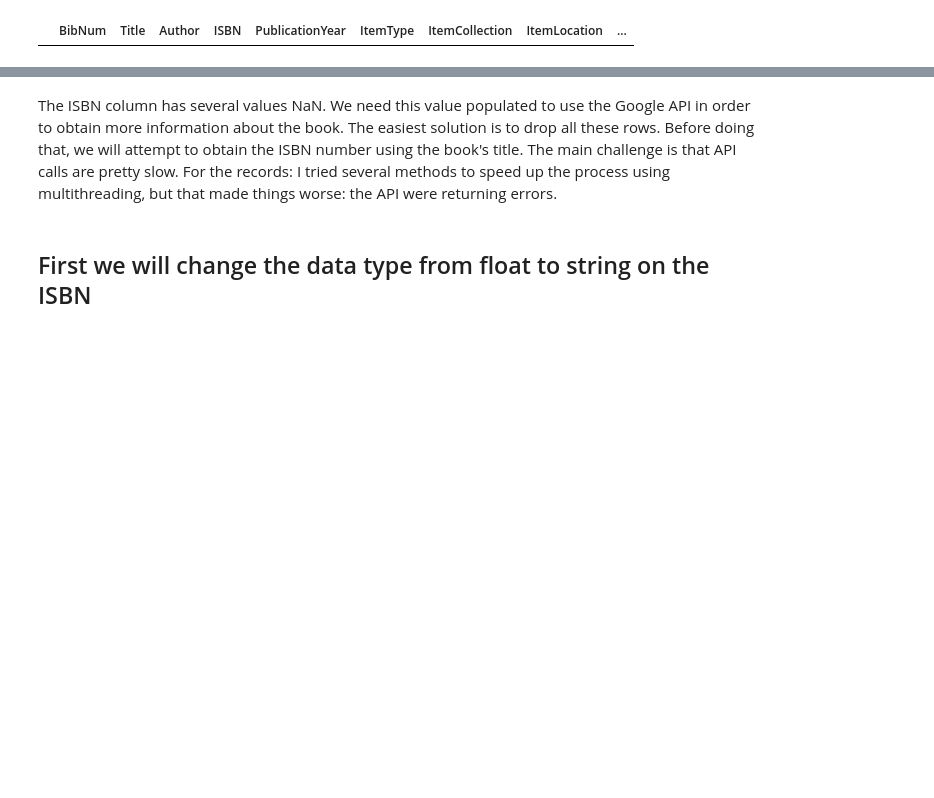
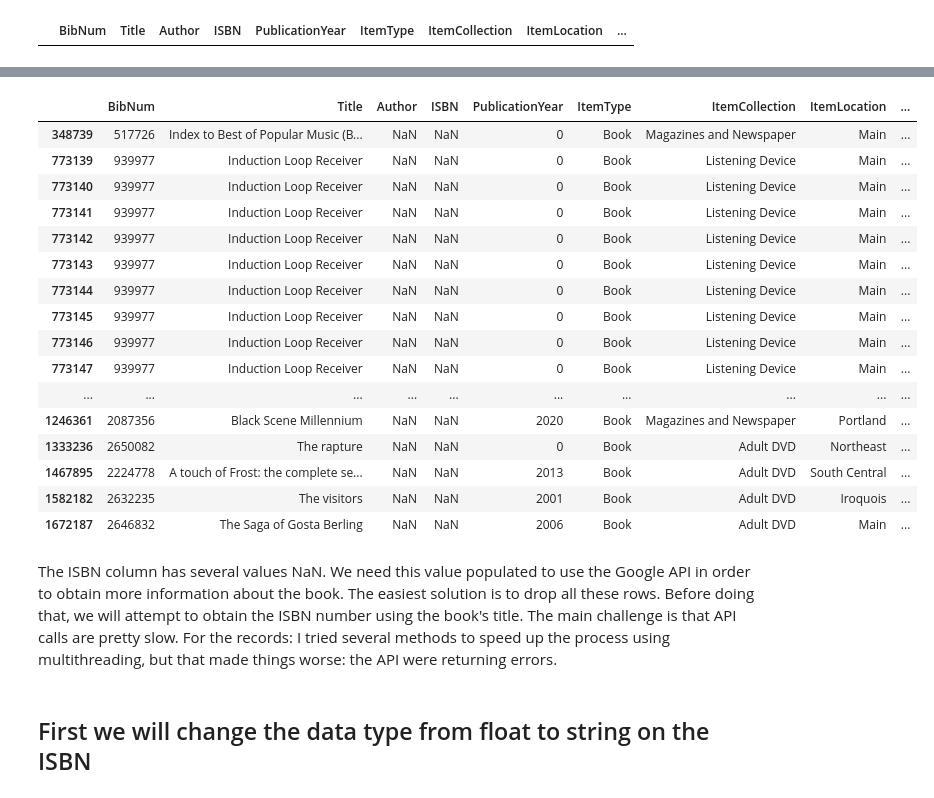
Before and after one commit to lcabrp/LFPL_Data, a Jupyter notebook: 01_Analysis.ipynb, the cells around one changed output, grey strips where cells are left out. Cells and saved outputs as stored; diff of their text form; code cells hidden in the pictures; blank space fills up the shorter version.

```diff
--- a/01_Analysis.ipynb
+++ b/01_Analysis.ipynb
@@ -133,0 +158,21 @@ lfpl_books[lfpl_books['Title'] == 'Laptop']
+# %%
+item_collections = ['Listening Device','Magazines and Newspaper','Adult DVD']
+lfpl_books[lfpl_books['ItemCollection'].isin(item_collections)]
+# %% [output]
+|  | BibNum | Title | Author | ISBN | PublicationYear | ItemType | ItemCollection | ItemLocation | ... |
+| 348739 | 517726 | Index to Best of Popular Music (B... | NaN | NaN | 0 | Book | Magazines and Newspaper | Main | ... |
+| 773139 | 939977 | Induction Loop Receiver | NaN | NaN | 0 | Book | Listening Device | Main | ... |
+| 773140 | 939977 | Induction Loop Receiver | NaN | NaN | 0 | Book | Listening Device | Main | ... |
+| 773141 | 939977 | Induction Loop Receiver | NaN | NaN | 0 | Book | Listening Device | Main | ... |
+| 773142 | 939977 | Induction Loop Receiver | NaN | NaN | 0 | Book | Listening Device | Main | ... |
+| 773143 | 939977 | Induction Loop Receiver | NaN | NaN | 0 | Book | Listening Device | Main | ... |
+| 773144 | 939977 | Induction Loop Receiver | NaN | NaN | 0 | Book | Listening Device | Main | ... |
+| 773145 | 939977 | Induction Loop Receiver | NaN | NaN | 0 | Book | Listening Device | Main | ... |
+| 773146 | 939977 | Induction Loop Receiver | NaN | NaN | 0 | Book | Listening Device | Main | ... |
+| 773147 | 939977 | Induction Loop Receiver | NaN | NaN | 0 | Book | Listening Device | Main | ... |
+| ... | ... | ... | ... | ... | ... | ... | ... | ... | ... |
+| 1246361 | 2087356 | Black Scene Millennium | NaN | NaN | 2020 | Book | Magazines and Newspaper | Portland | ... |
+| 1333236 | 2650082 | The rapture | NaN | NaN | 0 | Book | Adult DVD | Northeast | ... |
+| 1467895 | 2224778 | A touch of Frost: the complete se... | NaN | NaN | 2013 | Book | Adult DVD | South Central | ... |
+| 1582182 | 2632235 | The visitors | NaN | NaN | 2001 | Book | Adult DVD | Iroquois | ... |
+| 1672187 | 2646832 | The Saga of Gosta Berling | NaN | NaN | 2006 | Book | Adult DVD | Main | ... |
```
Also changed, not shown: parts of 22 cells of this notebook.
